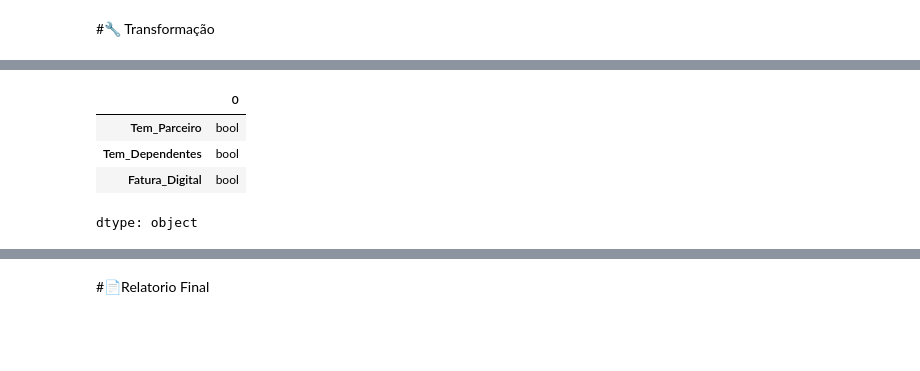
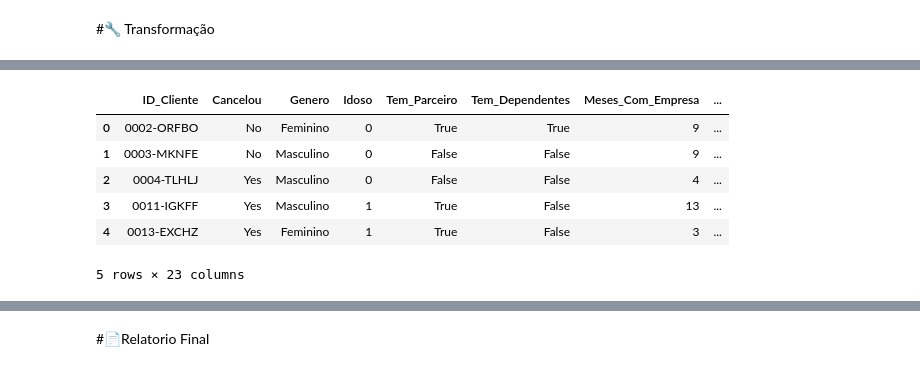
Before and after one commit to alra-code/Desafio-Alura-TelecomX_BR, a Jupyter notebook: TelecomX_BR.ipynb, the cells around one changed output, grey strips where cells are left out. Saved outputs shown, nothing was run; the diff lists cells and outputs as text; code cells hidden in the pictures; blank space fills up the shorter version.

```diff
--- a/TelecomX_BR.ipynb
+++ b/TelecomX_BR.ipynb
@@ -89,0 +132,4 @@ memory usage: 1.2+ MB
+# %%
+#retirando a coluna churn
+df = df[df['Churn'].str.strip()!= '']
+print("Número de linhas após retirar as linhas vazias de 'Churn': ", len(df))
@@ -96,7 +166,7 @@ df_final.rename(columns={
     'SeniorCitizen': 'Idoso',
     'Partner': 'Tem_Parceiro',
     'Dependents': 'Tem_Dependentes',
-    'tenure': 'Meses_Com_Empresa',
+    'tenure': 'Meses_Na_Empresa',
     'PhoneService': 'Telefone_Fixo',
     'MultipleLines': 'Multiplas_Linhas',
     'InternetService': 'Tipo_Internet',
@@ -159,3 +221,8 @@ colunas_booleanas = [
-# %%
-#aplicando a conversão ao data frame final
-df_final[colunas_booleanas] = df_final[colunas_booleanas].replace({'Yes': True, 'No': False})
+# %%
+#calculando gastos diarios
+df_final = df_final.drop('Cobrança_diaria', errors ='ignore')
+df_final['Cobrança_diaria'] = ((df['account.Charges.Total']/df['customer.tenure'])/30).round(2)
+
+#inserindo a coluna na posição 19
+df_final.insert(19, 'Cobrança_diaria', df_final.pop('Cobrança_diaria'))
+df_final.head()
@@ -162,9 +237,11 @@ df_final[colunas_booleanas] = df_final[colunas_booleanas].replace({'Yes': True,
 # %%
 #Conferindo
-df_final[colunas_booleanas].dtypes
+df_final.head()
 # %% [output]
-|  | 0 |
-| Tem_Parceiro | bool |
-| Tem_Dependentes | bool |
-| Fatura_Digital | bool |
+|  | ID_Cliente | Cancelou | Genero | Idoso | Tem_Parceiro | Tem_Dependentes | Meses_Com_Empresa | ... |
+| 0 | 0002-ORFBO | No | Feminino | 0 | True | True | 9 | ... |
+| 1 | 0003-MKNFE | No | Masculino | 0 | False | False | 9 | ... |
+| 2 | 0004-TLHLJ | Yes | Masculino | 0 | False | False | 4 | ... |
+| 3 | 0011-IGKFF | Yes | Masculino | 1 | True | False | 13 | ... |
+| 4 | 0013-EXCHZ | Yes | Feminino | 1 | True | False | 3 | ... |
-dtype: object
+5 rows × 23 columns
```
Also changed, not shown: parts of 45 cells of this notebook.
